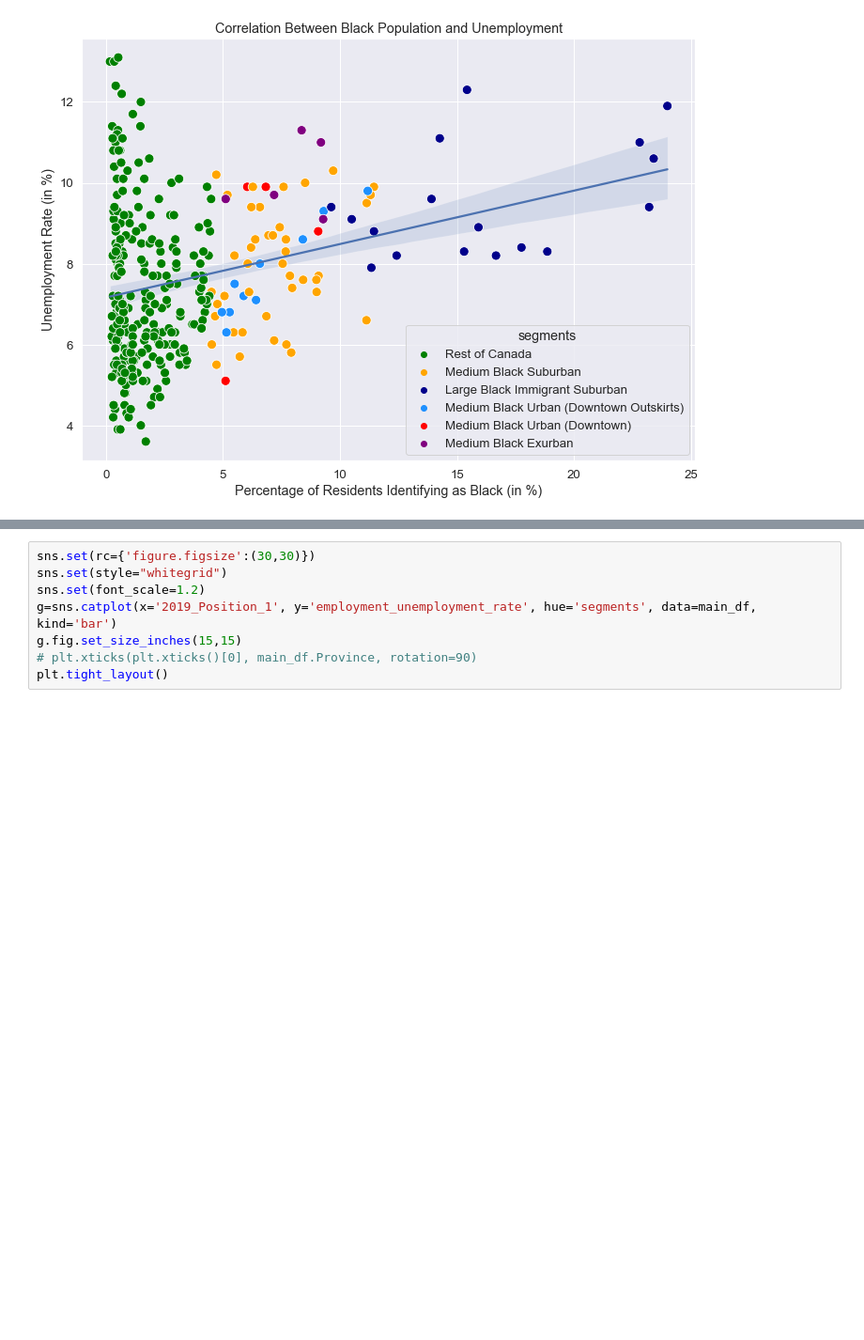
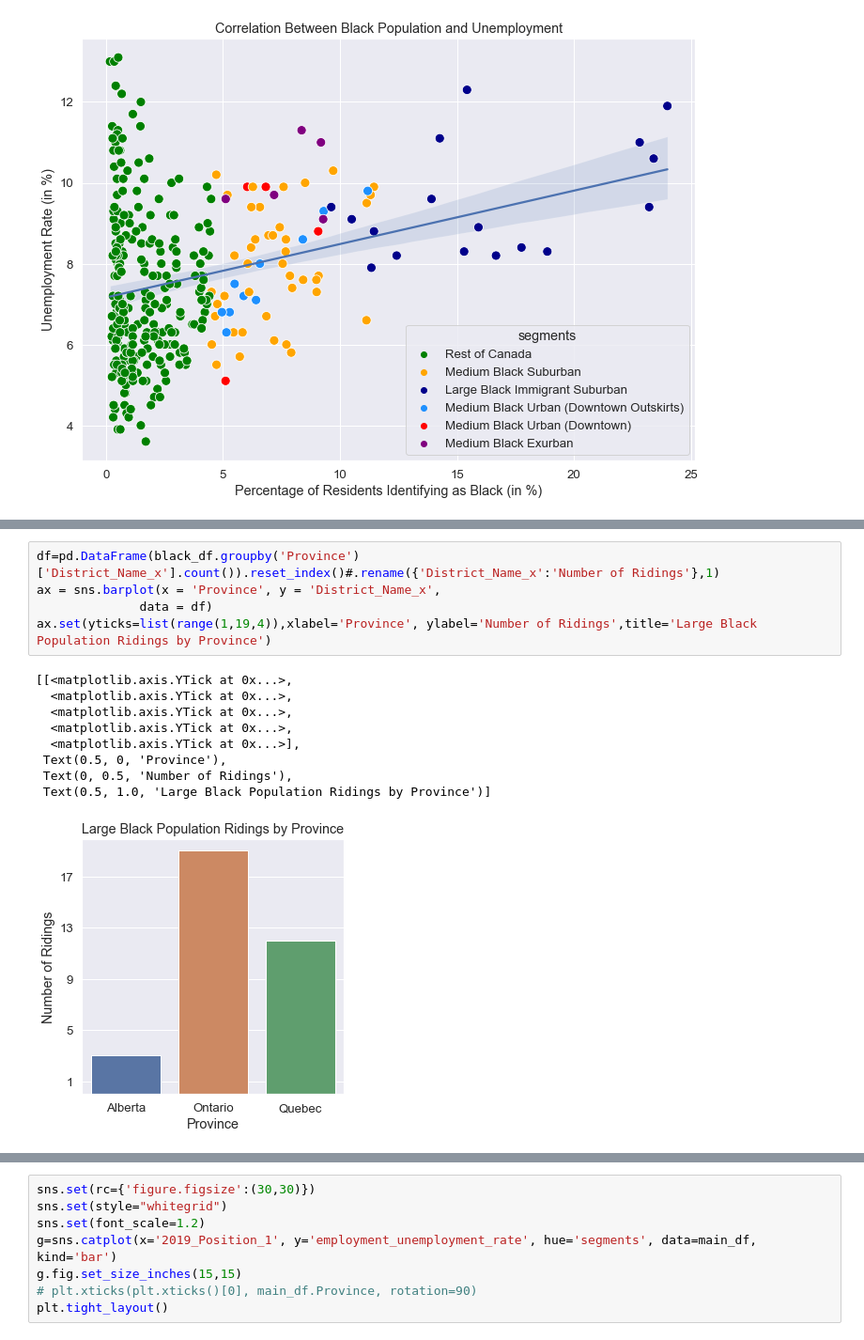
Before and after one commit to Chike-Ode/elections-research-project, a Jupyter notebook: notebooks/6.0 Graphs.ipynb, the cells around one changed output, grey strips where cells are left out. Shown at 94% size. Cells and saved outputs as stored; diff of their text form; blank space fills up the shorter version.

```diff
--- a/notebooks/6.0 Graphs.ipynb
+++ b/notebooks/6.0 Graphs.ipynb
@@ -127,0 +147,15 @@ plt.show()
+# %%
+df=pd.DataFrame(black_df.groupby('Province')['District_Name_x'].count()).reset_index()#.rename({'District_Name_x':'Number of Ridings'},1)
+ax = sns.barplot(x = 'Province', y = 'District_Name_x',
+              data = df)
+ax.set(yticks=list(range(1,19,4)),xlabel='Province', ylabel='Number of Ridings',title='Large Black Population Ridings by Province')
+# %% [output]
+[[<matplotlib.axis.YTick at 0x...>,
+  <matplotlib.axis.YTick at 0x...>,
+  <matplotlib.axis.YTick at 0x...>,
+  <matplotlib.axis.YTick at 0x...>,
+  <matplotlib.axis.YTick at 0x...>],
+ Text(0.5, 0, 'Province'),
+ Text(0, 0.5, 'Number of Ridings'),
+ Text(0.5, 1.0, 'Large Black Population Ridings by Province')]
+[figure, added]
```
Also changed, not shown: parts of 3 cells of this notebook, 7 other files.
